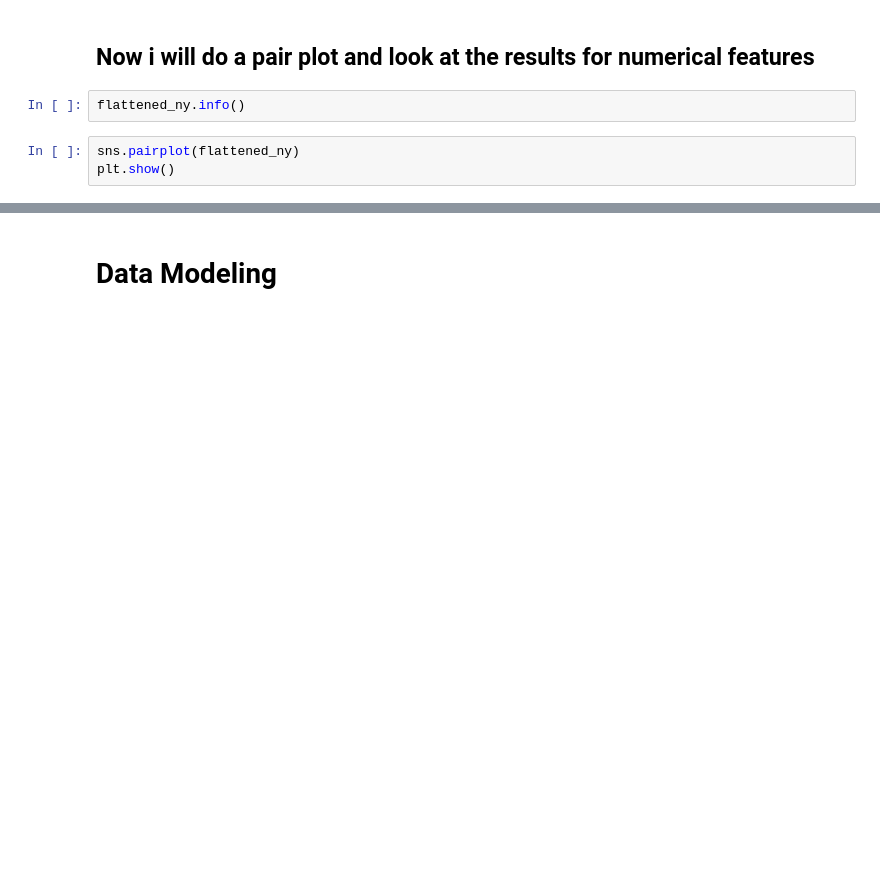
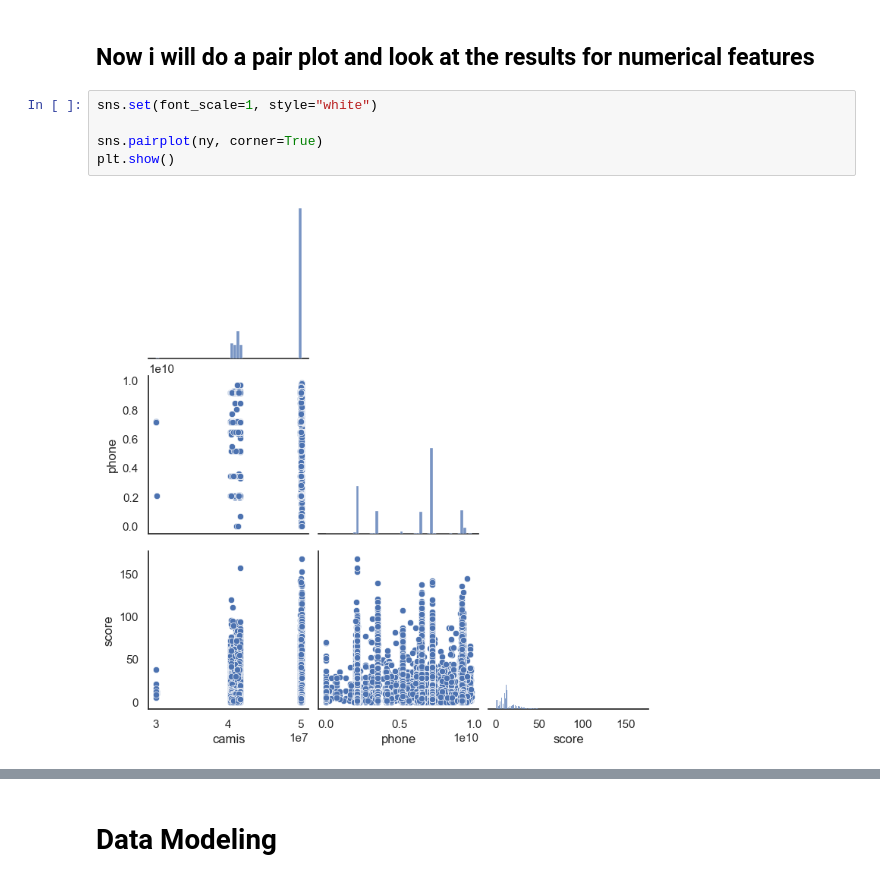
Before and after one commit to Somerville-2023/New-York-health-Inspection-Prediction, a Jupyter notebook: marc-folder/marc_eda.ipynb, the cells around one changed output, grey strips where cells are left out. Saved outputs shown, nothing was run; the diff lists cells and outputs as text; blank space fills up the shorter version.

```diff
--- a/marc-folder/marc_eda.ipynb
+++ b/marc-folder/marc_eda.ipynb
@@ -259,7 +525,9 @@ for column in categorical_columns:
 # %% [markdown]
 ## Now i will do a pair plot and look at the results for numerical features
-# %%
-flattened_ny.info()
 # %%
-sns.pairplot(flattened_ny)
+sns.set(font_scale=1, style="white")
+
+sns.pairplot(ny, corner=True)
 plt.show()
+# %% [output]
+[figure, added]
```
Also changed, not shown: parts of 59 cells of this notebook, 1 other file.
